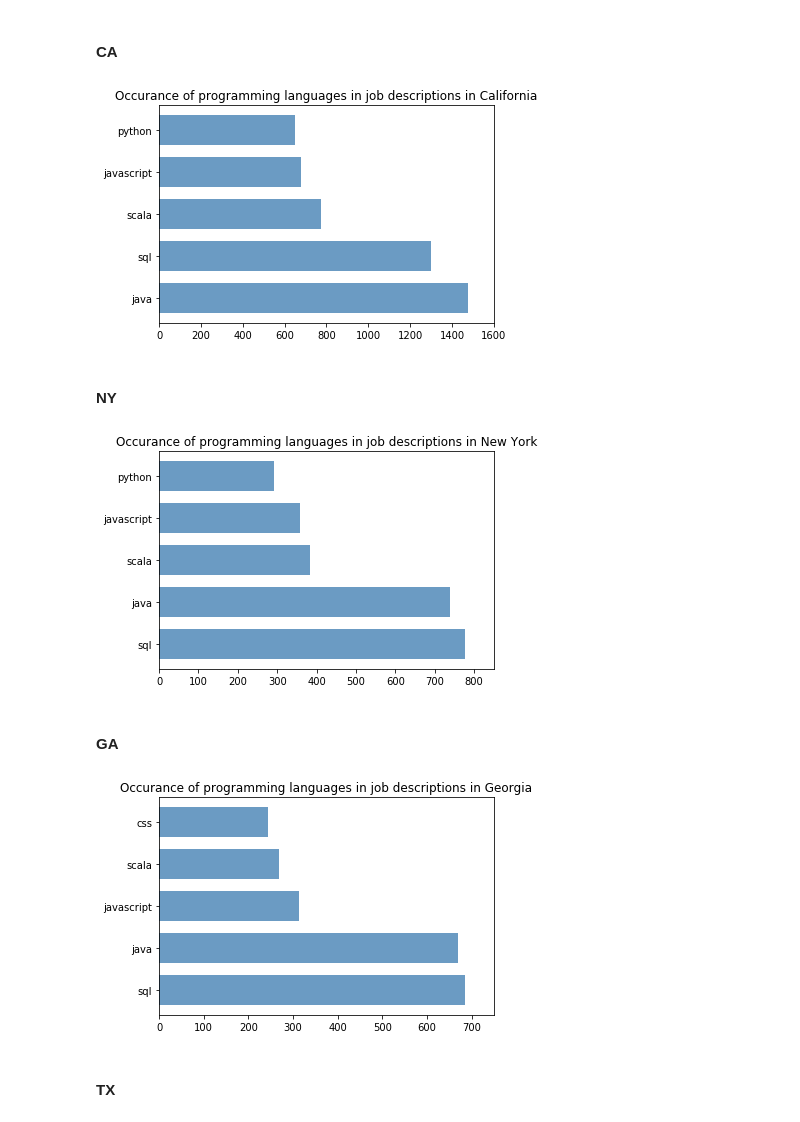
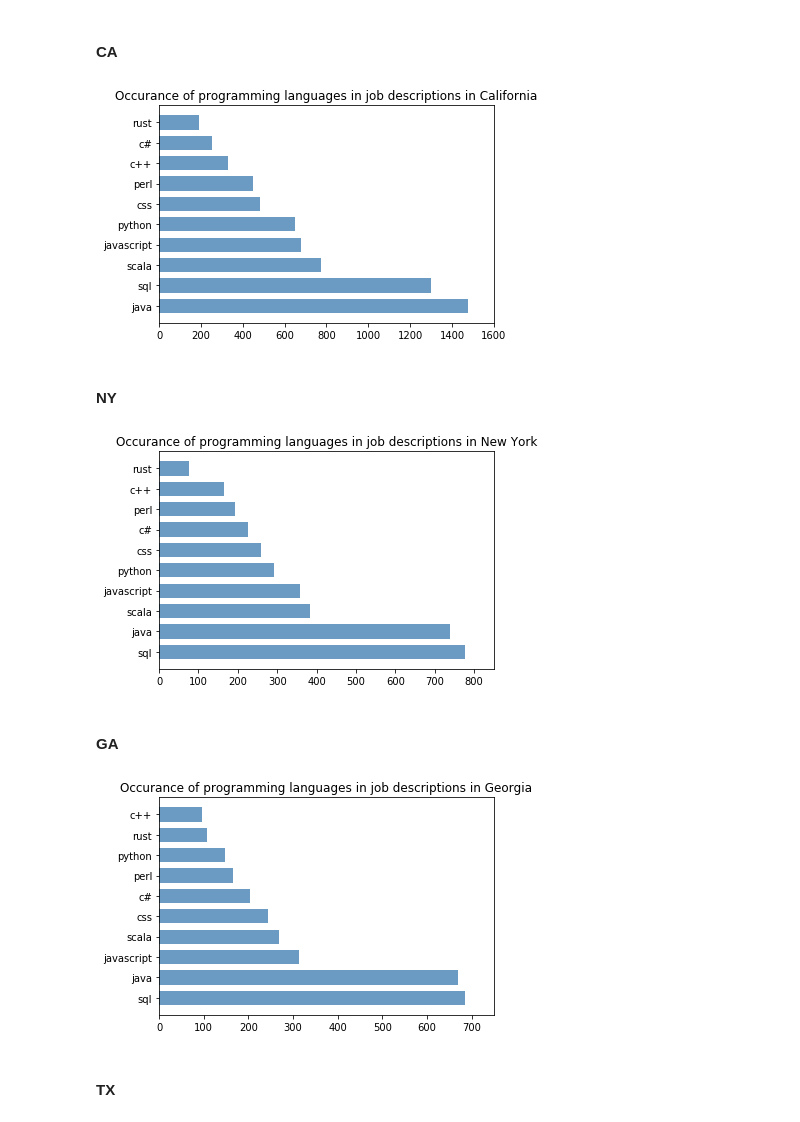
Before and after one commit to Leona-Hu/Skill-Finder, a Jupyter notebook: Skill_Finder_Analysis.ipynb, the cells around one changed output. Cells and saved outputs as stored; diff of their text form; code cells hidden in the pictures.

```diff
--- a/Skill_Finder_Analysis.ipynb
+++ b/Skill_Finder_Analysis.ipynb
@@ -287,20 +279,20 @@ job_number = []
 for each in dic:
     jobs.append(each[0]);
     job_number.append(each[1])
-select_jobs = jobs[0:5]
-selects_job_num = job_number[0:5]
+select_jobs = jobs[0:10]
+selects_job_num = job_number[0:10]
 # %%
 plt.figure()
-plt.barh(range(5), selects_job_num, height=0.7, color='steelblue', alpha=0.8)
-plt.yticks(range(5), select_jobs)
+plt.barh(range(10), selects_job_num, height=0.7, color='steelblue', alpha=0.8)
+plt.yticks(range(10), select_jobs)
 plt.xlim(0,1600)
 plt.xlabel("")
 plt.title("Occurance of programming languages in job descriptions in California")
 # for x, y in enumerate(selects_job_num):
 #     plt.text(y + 0.2, x - 0.1, '%s' % y)
 plt.show()
 # %% [output]
-[figure, old version]
+[figure, new version]
 # %% [markdown]
 #### NY
 # %%
@@ -321,7 +313,7 @@ selects_job_num = job_number[0:5]
 # %%
 plt.figure()
-plt.barh(range(5), selects_job_num, height=0.7, color='steelblue', alpha=0.8)
-plt.yticks(range(5), select_jobs)
+plt.barh(range(10), selects_job_num, height=0.7, color='steelblue', alpha=0.8)
+plt.yticks(range(10), select_jobs)
 plt.xlim(0,850)
 plt.xlabel("")
 plt.title("Occurance of programming languages in job descriptions in New York")
@@ -329,7 +321,7 @@ plt.title("Occurance of programming languages in job descriptions in New York")
 #     plt.text(y + 0.2, x - 0.1, '%s' % y)
 plt.show()
 # %% [output]
-[figure, old version]
+[figure, new version]
 # %% [markdown]
 #### GA
 # %%
@@ -350,7 +342,7 @@ selects_job_num = job_number[0:5]
 # %%
 plt.figure()
-plt.barh(range(5), selects_job_num, height=0.7, color='steelblue', alpha=0.8)
-plt.yticks(range(5), select_jobs)
+plt.barh(range(10), selects_job_num, height=0.7, color='steelblue', alpha=0.8)
+plt.yticks(range(10), select_jobs)
 plt.xlim(0,750)
 plt.xlabel("")
 plt.title("Occurance of programming languages in job descriptions in Georgia")
@@ -358,7 +350,7 @@ plt.title("Occurance of programming languages in job descriptions in Georgia")
 #     plt.text(y + 0.2, x - 0.1, '%s' % y)
 plt.show()
 # %% [output]
-[figure, old version]
+[figure, new version]
 # %% [markdown]
 #### TX
 # %%
```
Also changed, not shown: parts of 21 cells of this notebook.
